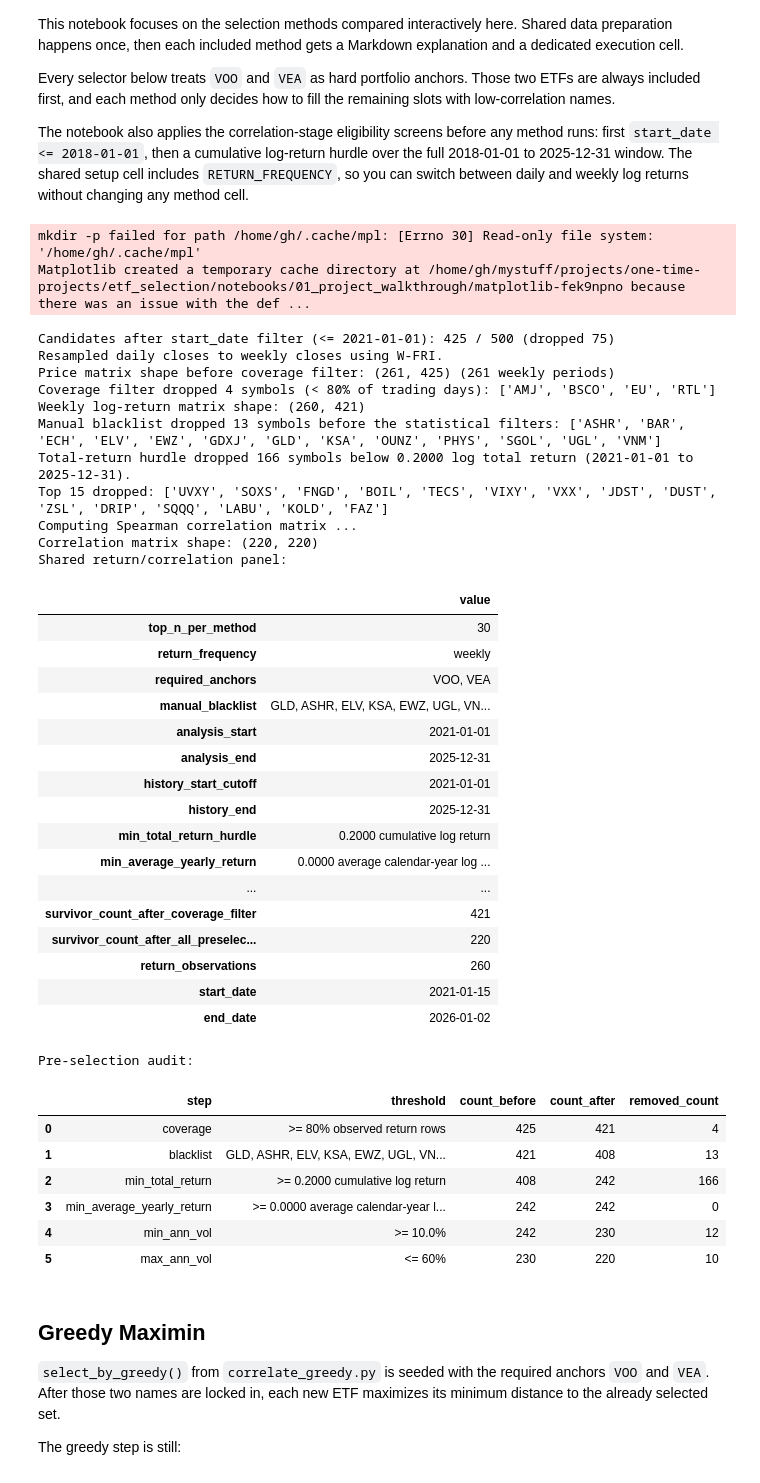
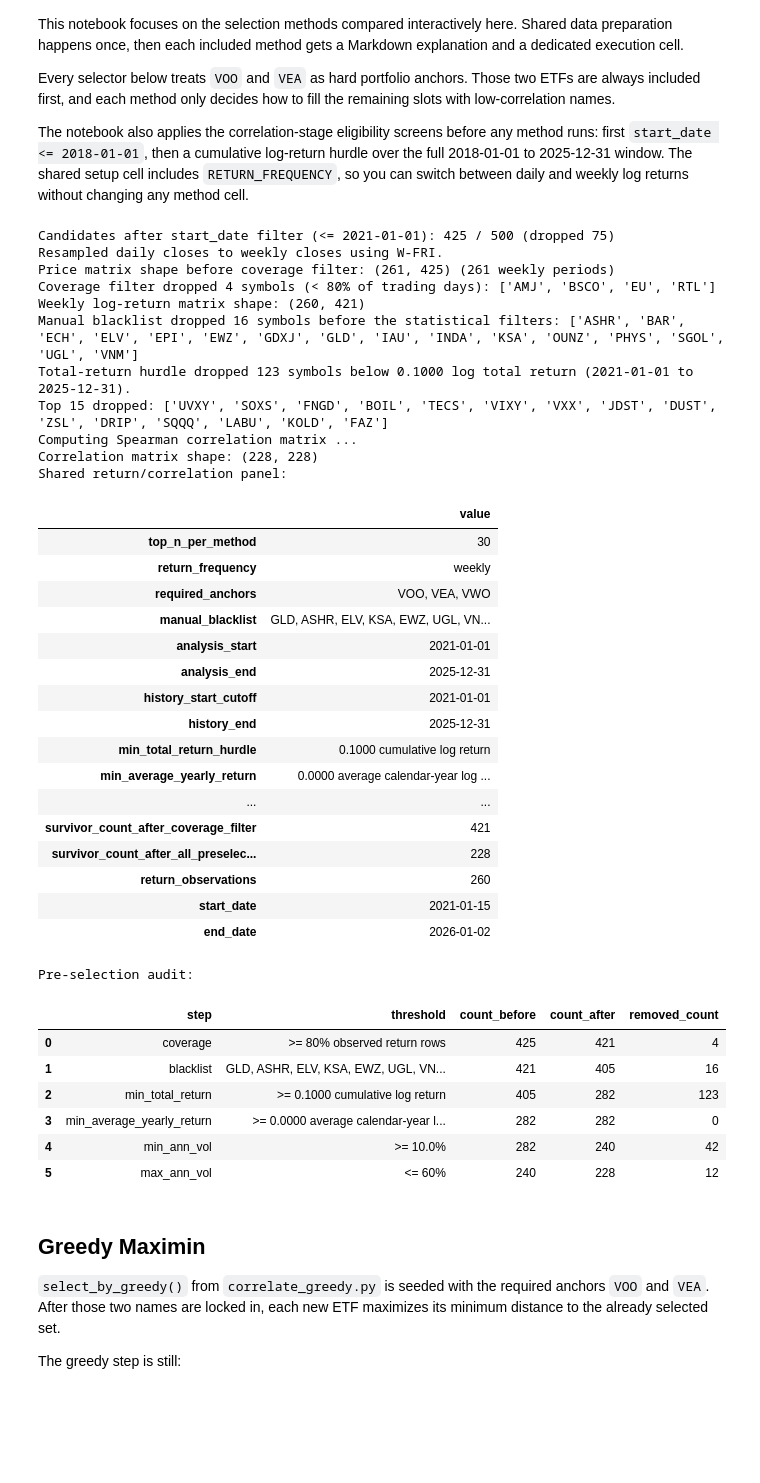
Before and after one commit to GerardWu100/etf_selection, a Jupyter notebook: notebooks/01_project_walkthrough/explore_selection_methods.ipynb, the cells around one changed output. Drawn from its saved outputs; the diff is of its cells as text; code cells hidden in the pictures; blank space fills up the shorter version.

```diff
--- a/notebooks/01_project_walkthrough/explore_selection_methods.ipynb
+++ b/notebooks/01_project_walkthrough/explore_selection_methods.ipynb
@@ -66,7 +66,7 @@ TOP_N = 30
 ANALYSIS_START = "20210101"
 ANALYSIS_END = "20251231"
 RETURN_FREQUENCY = "weekly"
-MIN_TOTAL_RETURN_HURDLE = 0.2
+MIN_TOTAL_RETURN_HURDLE = 0.1
 MIN_AVERAGE_YEARLY_RETURN = 0.0
 MIN_ANN_VOL = 0.1
 MAX_ANN_VOL = 0.60
@@ -84,9 +84,14 @@ BLACKLIST_TICKERS = [
     "PHYS",
     "OUNZ",
     "GDXJ",
+    "IAU",
+    "INDA",
+    "EPI",
+    "GLODM",
+    "TBT",
 ]
 # Required core holdings seeded before any method optimises
-ANCHOR_TICKERS = ["VOO", "VEA"]
+ANCHOR_TICKERS = ["VOO", "VEA", "VWO"]
 ANALYSIS_START, ANALYSIS_END = utils.resolve_analysis_window(
     ANALYSIS_START,
     ANALYSIS_END,
@@ -323,69 +328,67 @@ def summarize_selection(method_name: str, selected: list[str]) -> pd.DataFrame:
         n_select=TOP_N,
         anchor_tickers=ANCHOR_TICKERS,
     )
     stats = utils.compute_stats(
         top_selected,
         log_ret,
         survivors,
         return_frequency=RETURN_FREQUENCY,
         anchor_tickers=ANCHOR_TICKERS,
     ).reset_index(drop=True)
     selection_results[method_name] = {"selected": top_selected, "stats": stats}
     print(f"{method_name} top-{TOP_N} tickers: {', '.join(top_selected)}")
     display(
         stats[
             [
                 "ticker",
                 "is_anchor",
                 "ann_return",
                 "ann_vol",
                 "sharpe",
                 "max_drawdown",
                 "avg_abs_corr",
             ]
         ].round(4)
     )
     plot_selected_corr(top_selected, f"{method_name} selected-correlation heatmap")
     return stats
 # %% [output]
-mkdir -p failed for path /home/gh/.cache/mpl: [Errno 30] Read-only file system: '/home/gh/.cache/mpl'
-Matplotlib created a temporary cache directory at /home/gh/mystuff/projects/one-time-projects/etf_selection/notebooks/01_project_walkthrough/matplotlib-fek9npno because there was an issue with the def ...
+Candidates after start_date filter (<= 2021-01-01): 425 / 500 (dropped 75)
+Resampled daily closes to weekly closes using W-FRI.
+Price matrix shape before coverage filter: (261, 425) (261 weekly periods)
+Coverage filter dropped 4 symbols (< 80% of trading days): ['AMJ', 'BSCO', 'EU', 'RTL']
+Weekly log-return matrix shape: (260, 421)
+Manual blacklist dropped 16 symbols before the statistical filters: ['ASHR', 'BAR', 'ECH', 'ELV', 'EPI', 'EWZ', 'GDXJ', 'GLD', 'IAU', 'INDA', 'KSA', 'OUNZ', 'PHYS', 'SGOL', 'UGL', 'VNM']
+Total-return hurdle dropped 123 symbols below 0.1000 log total return (2021-01-01 to 2025-12-31).
+Top 15 dropped: ['UVXY', 'SOXS', 'FNGD', 'BOIL', 'TECS', 'VIXY', 'VXX', 'JDST', 'DUST', 'ZSL', 'DRIP', 'SQQQ', 'LABU', 'KOLD', 'FAZ']
+Computing Spearman correlation matrix ...
+Correlation matrix shape: (228, 228)
+Shared return/correlation panel:
+|  | value |
+| top_n_per_method | 30 |
+| return_frequency | weekly |
+| required_anchors | VOO, VEA, VWO |
+| manual_blacklist | GLD, ASHR, ELV, KSA, EWZ, UGL, VN... |
+| analysis_start | 2021-01-01 |
+| analysis_end | 2025-12-31 |
+| history_start_cutoff | 2021-01-01 |
+| history_end | 2025-12-31 |
+| min_total_return_hurdle | 0.1000 cumulative log return |
+| min_average_yearly_return | 0.0000 average calendar-year log ... |
+| ... | ... |
+| survivor_count_after_coverage_filter | 421 |
+| survivor_count_after_all_preselec... | 228 |
+| return_observations | 260 |
+| start_date | 2021-01-15 |
+| end_date | 2026-01-02 |
-Candidates after start_date filter (<= 2021-01-01): 425 / 500 (dropped 75)
-Resampled daily closes to weekly closes using W-FRI.
-Price matrix shape before coverage filter: (261, 425) (261 weekly periods)
-Coverage filter dropped 4 symbols (< 80% of trading days): ['AMJ', 'BSCO', 'EU', 'RTL']
-Weekly log-return matrix shape: (260, 421)
-Manual blacklist dropped 13 symbols before the statistical filters: ['ASHR', 'BAR', 'ECH', 'ELV', 'EWZ', 'GDXJ', 'GLD', 'KSA', 'OUNZ', 'PHYS', 'SGOL', 'UGL', 'VNM']
-Total-return hurdle dropped 166 symbols below 0.2000 log total return (2021-01-01 to 2025-12-31).
-Top 15 dropped: ['UVXY', 'SOXS', 'FNGD', 'BOIL', 'TECS', 'VIXY', 'VXX', 'JDST', 'DUST', 'ZSL', 'DRIP', 'SQQQ', 'LABU', 'KOLD', 'FAZ']
-Computing Spearman correlation matrix ...
-Correlation matrix shape: (220, 220)
-Shared return/correlation panel:
+Pre-selection audit:
-|  | value |
-| top_n_per_method | 30 |
-| return_frequency | weekly |
-| required_anchors | VOO, VEA |
-| manual_blacklist | GLD, ASHR, ELV, KSA, EWZ, UGL, VN... |
-| analysis_start | 2021-01-01 |
-| analysis_end | 2025-12-31 |
-| history_start_cutoff | 2021-01-01 |
-| history_end | 2025-12-31 |
-| min_total_return_hurdle | 0.2000 cumulative log return |
-| min_average_yearly_return | 0.0000 average calendar-year log ... |
-| ... | ... |
-| survivor_count_after_coverage_filter | 421 |
-| survivor_count_after_all_preselec... | 220 |
-| return_observations | 260 |
-| start_date | 2021-01-15 |
-| end_date | 2026-01-02 |
-Pre-selection audit:
 |  | step | threshold | count_before | count_after | removed_count |
 | 0 | coverage | >= 80% observed return rows | 425 | 421 | 4 |
-| 1 | blacklist | GLD, ASHR, ELV, KSA, EWZ, UGL, VN... | 421 | 408 | 13 |
-| 2 | min_total_return | >= 0.2000 cumulative log return | 408 | 242 | 166 |
-| 3 | min_average_yearly_return | >= 0.0000 average calendar-year l... | 242 | 242 | 0 |
-| 4 | min_ann_vol | >= 10.0% | 242 | 230 | 12 |
-| 5 | max_ann_vol | <= 60% | 230 | 220 | 10 |
+| 1 | blacklist | GLD, ASHR, ELV, KSA, EWZ, UGL, VN... | 421 | 405 | 16 |
+| 2 | min_total_return | >= 0.1000 cumulative log return | 405 | 282 | 123 |
+| 3 | min_average_yearly_return | >= 0.0000 average calendar-year l... | 282 | 282 | 0 |
+| 4 | min_ann_vol | >= 10.0% | 282 | 240 | 42 |
+| 5 | max_ann_vol | <= 60% | 240 | 228 | 12 |
 # %% [markdown]
 ## Greedy Maximin
 
```
Also changed, not shown: parts of 4 cells of this notebook, 2 other files.
